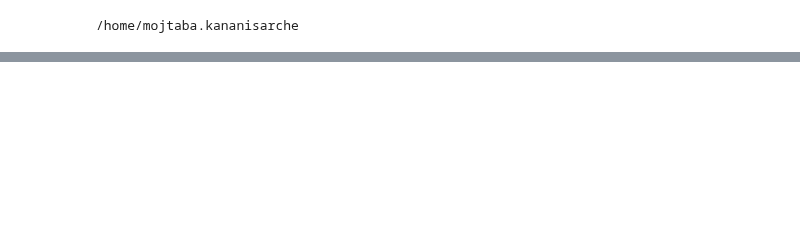
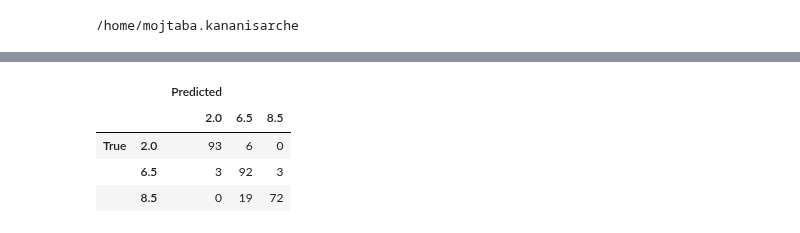
Before and after one commit to Roobahist/fatigue-detection, a Jupyter notebook: temp/temp.ipynb, the cells around one changed output, grey strips where cells are left out. Drawn from its saved outputs; the diff is of its cells as text; code cells hidden in the pictures; blank space fills up the shorter version.

```diff
--- a/temp/temp.ipynb
+++ b/temp/temp.ipynb
@@ -1393,0 +525,8 @@ m.test_model(df)
+# %%
+data['test']
+# %% [output]
+|  |  | Predicted |  |  |
+|  |  | 2.0 | 6.5 | 8.5 |
+| True | 2.0 | 93 | 6 | 0 |
+|  | 6.5 | 3 | 92 | 3 |
+|  | 8.5 | 0 | 19 | 72 |
```
Also changed, not shown: parts of 99 cells of this notebook.
